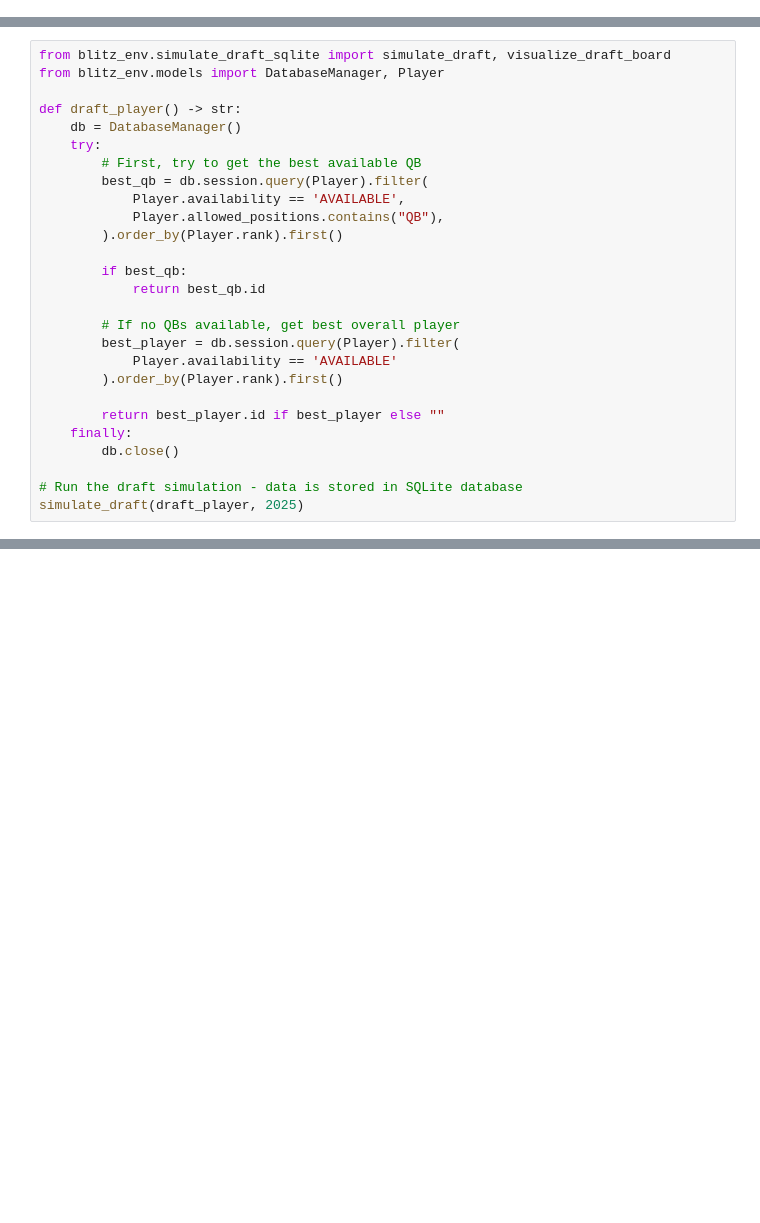
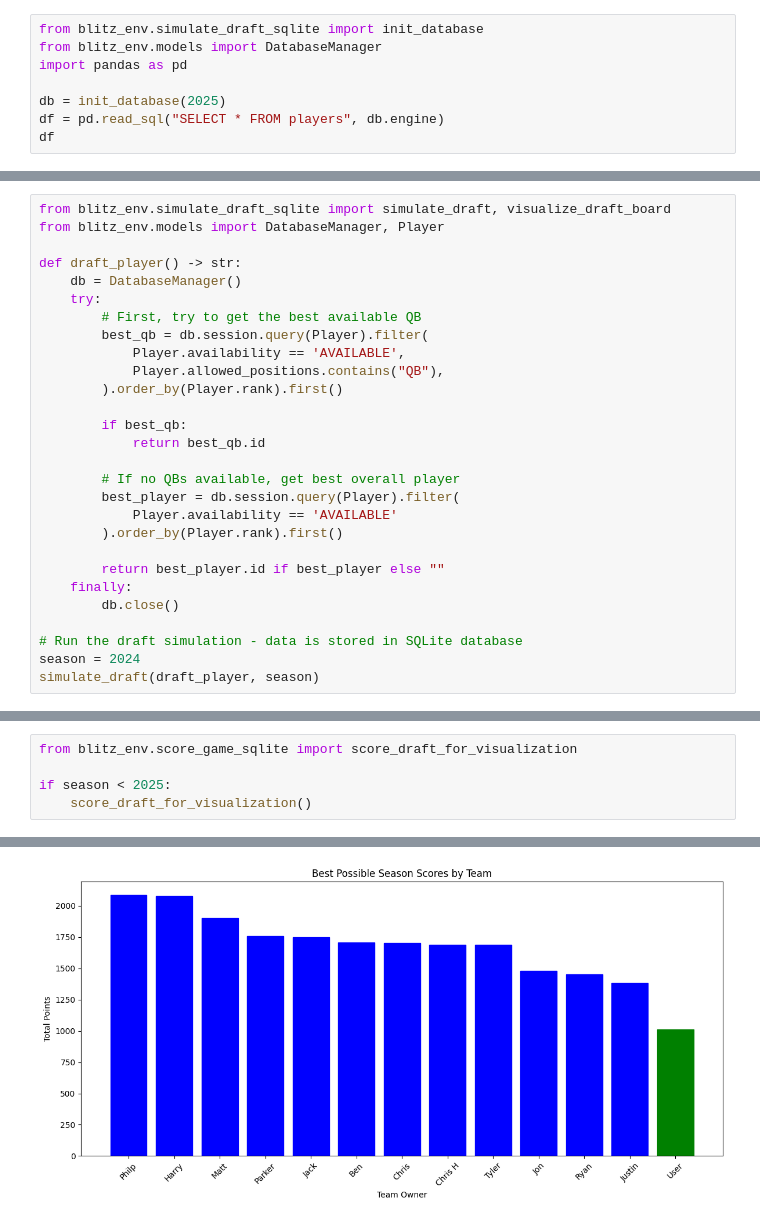
Before and after one commit to mitchwebster/botblitz, a Jupyter notebook: SimulateDraft.ipynb, the cells around one changed output, grey strips where cells are left out. Drawn from its saved outputs; the diff is of its cells as text; blank space fills up the shorter version.

Commit message:
Add back possibility of visualizing and scoring.  Add Datasette

```diff
--- a/SimulateDraft.ipynb
+++ b/SimulateDraft.ipynb
@@ -0,0 +11,8 @@
+# %%
+from blitz_env.simulate_draft_sqlite import init_database
+from blitz_env.models import DatabaseManager
+import pandas as pd
+
+db = init_database(2025)
+df = pd.read_sql("SELECT * FROM players", db.engine)
+df
@@ -24,4 +58,5 @@ def draft_player() -> str:
         db.close()
 
 # Run the draft simulation - data is stored in SQLite database
-simulate_draft(draft_player, 2025)
+season = 2024
+simulate_draft(draft_player, season)
@@ -31,0 +67,6 @@ visualize_draft_board()
+# %%
+from blitz_env.score_game_sqlite import score_draft_for_visualization
+
+if season < 2025:
+    score_draft_for_visualization()
+# %% [output]
@@ -31,0 +75 @@ visualize_draft_board()
+[figure, added]
```
Also changed, not shown: parts of 7 cells of this notebook, 8 other files.
